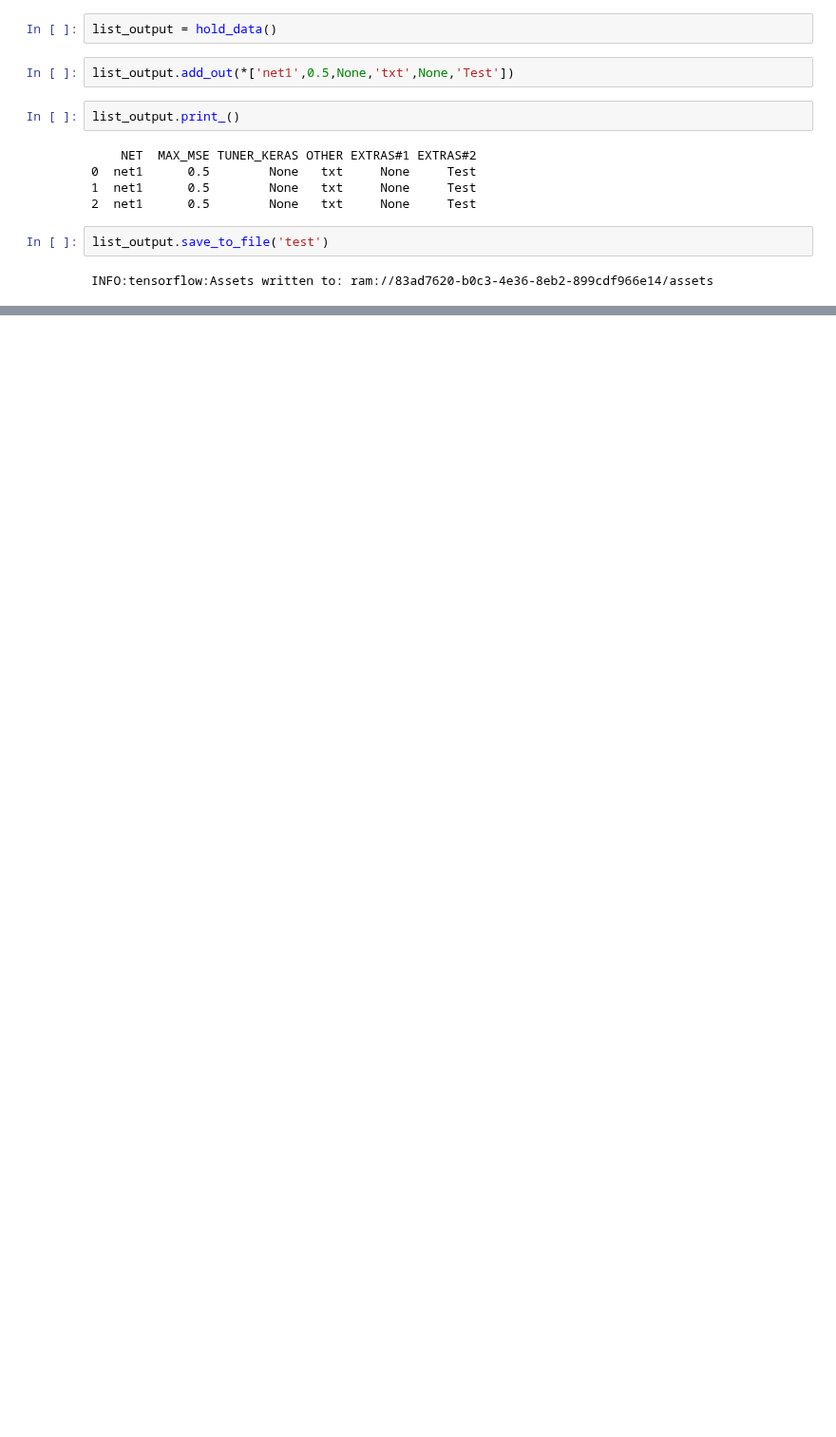
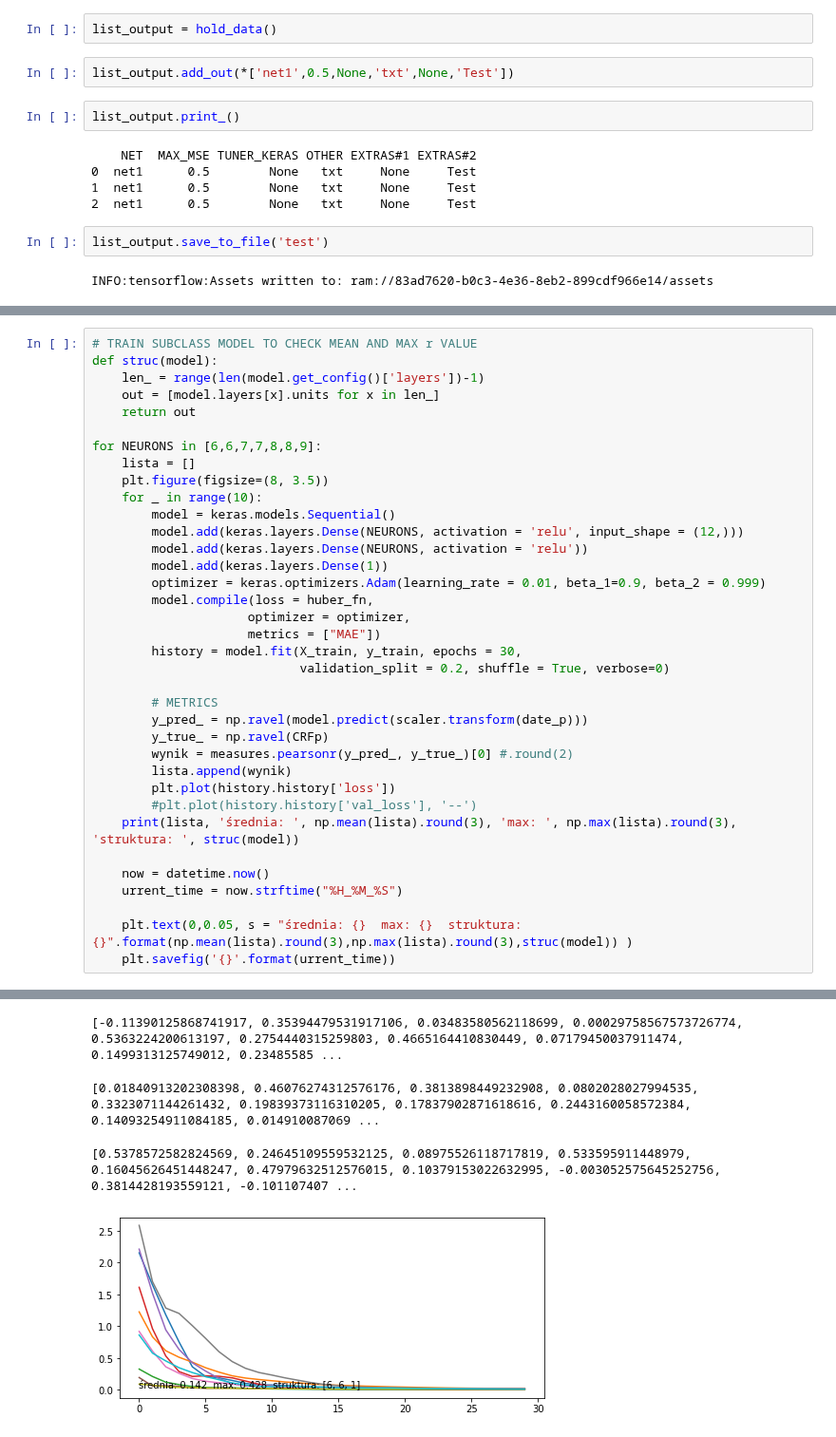
Before and after one commit to d-jus/tf_pipeline, a Jupyter notebook: SSN CRF - p & CRF - m.ipynb, the cells around one changed output, grey strips where cells are left out. Shown at 95% size. Cells and saved outputs as stored; diff of their text form; blank space fills up the shorter version.

```diff
--- a/SSN CRF - p & CRF - m.ipynb
+++ b/SSN CRF - p & CRF - m.ipynb
@@ -1522,0 +1496,37 @@ FileNotFoundError: Unsuccessful TensorSliceReader constructor: Failed to find an
+# %%
+# TRAIN SUBCLASS MODEL TO CHECK MEAN AND MAX r VALUE
+def struc(model):
+    len_ = range(len(model.get_config()['layers'])-1)
+    out = [model.layers[x].units for x in len_]
+    return out
+
+for NEURONS in [6,6,7,7,8,8,9]:
+    lista = []
+    plt.figure(figsize=(8, 3.5))
+    for _ in range(10):
+        model = keras.models.Sequential()
+        model.add(keras.layers.Dense(NEURONS, activation = 'relu', input_shape = (12,)))
+        model.add(keras.layers.Dense(NEURONS, activation = 'relu'))
+        model.add(keras.layers.Dense(1))
+        optimizer = keras.optimizers.Adam(learning_rate = 0.01, beta_1=0.9, beta_2 = 0.999)
+        model.compile(loss = huber_fn,
+                     optimizer = optimizer,
+                     metrics = ["MAE"])
+        history = model.fit(X_train, y_train, epochs = 30,
+                            validation_split = 0.2, shuffle = True, verbose=0)
+
+        # METRICS
+        y_pred_ = np.ravel(model.predict(scaler.transform(date_p)))
+        y_true_ = np.ravel(CRFp)
+        wynik = measures.pearsonr(y_pred_, y_true_)[0] #.round(2)
+        lista.append(wynik)
+        plt.plot(history.history['loss'])
+        #plt.plot(history.history['val_loss'], '--')
+    print(lista, 'średnia: ', np.mean(lista).round(3), 'max: ', np.max(lista).round(3), 'struktura: ', struc(model))
+
+    now = datetime.now()
+    urrent_time = now.strftime("%H_%M_%S")
+
+    plt.text(0,0.05, s = "średnia: {}  max: {}  struktura: {}".format(np.mean(lista).round(3),np.max(lista).round(3),struc(model)) )
+    plt.savefig('{}'.format(urrent_time))
+# %% [output]
@@ -1522,0 +1537,4 @@ FileNotFoundError: Unsuccessful TensorSliceReader constructor: Failed to find an
+[-0.11390125868741917, 0.35394479531917106, 0.03483580562118699, 0.00029758567573726774, 0.5363224200613197, 0.2754440315259803, 0.4665164410830449, 0.07179450037911474, 0.1499313125749012, 0.23485585 ...
+[0.01840913202308398, 0.46076274312576176, 0.3813898449232908, 0.0802028027994535, 0.3323071144261432, 0.19839373116310205, 0.17837902871618616, 0.2443160058572384, 0.14093254911084185, 0.014910087069 ...
+[0.5378572582824569, 0.24645109559532125, 0.08975526118717819, 0.533595911448979, 0.16045626451448247, 0.47979632512576015, 0.10379153022632995, -0.003052575645252756, 0.3814428193559121, -0.101107407 ...
+[figure, added]
```
Also changed, not shown: parts of 22 cells of this notebook.
